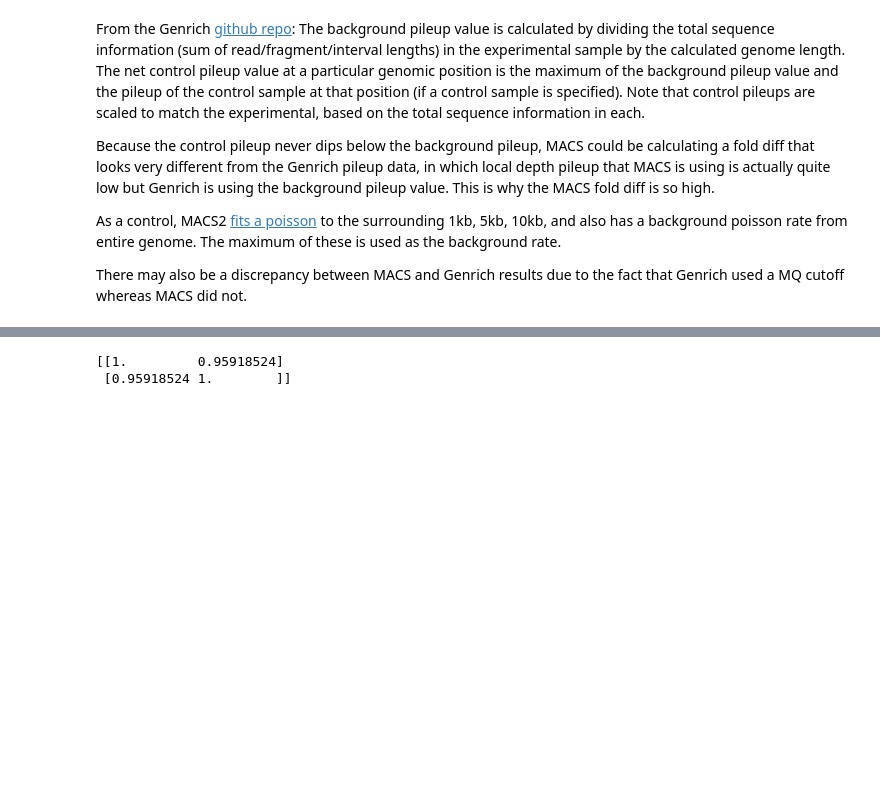
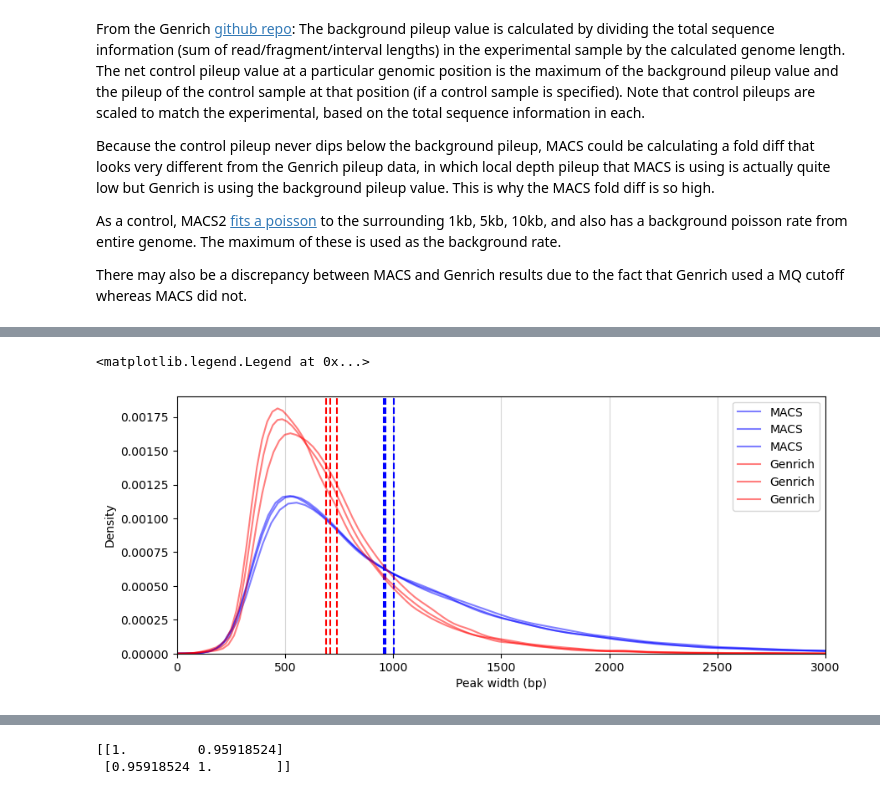
Before and after one commit to brian-arnold/STARRseq_code, a Jupyter notebook: notebooks/02_compare_peak_callers_across_bioreps.ipynb, the cells around one changed output, grey strips where cells are left out. Drawn from its saved outputs; the diff is of its cells as text; code cells hidden in the pictures; blank space fills up the shorter version.

```diff
--- a/notebooks/02_compare_peak_callers_across_bioreps.ipynb
+++ b/notebooks/02_compare_peak_callers_across_bioreps.ipynb
@@ -145,3 +92,22 @@ after filtering: 1745
+# %%
+# note for Genrich, peaks thresholded by q value selects for wider peaks with larger q values
+fig, axs = plt.subplots(1, 1, figsize=(10, 4), sharex=True, sharey=True)
+for df in macs_dfs:
+    sns.kdeplot(df['End']-df['Start'], color="blue", alpha=0.5, label="MACS")
+    axs.axvline(x=np.mean(df['End']-df['Start']), color="blue", linestyle='--')
+for df in genrich_dfs:
+    sns.kdeplot(df['End']-df['Start'], color="red", alpha=0.5, label="Genrich")
+    axs.axvline(x=np.mean(df['End']-df['Start']), color="red", linestyle='--')
+axs.set_xlim(0,3000)
+axs.set_xlabel("Peak width (bp)")
+axs.set_ylabel("Density")
+axs.grid(axis='x', alpha=0.5)
+# add legend
+handles, labels = axs.get_legend_handles_labels()
+axs.legend(handles, labels)
+# %% [output]
+<matplotlib.legend.Legend at 0x...>
+[figure, added]
 # %%
 fig, axs = plt.subplots(1, 3, figsize=(10, 4), sharex=True, sharey=True)
 for i,m in enumerate(macs_dfs):
```
Also changed, not shown: parts of 50 cells of this notebook, 2 other files.
